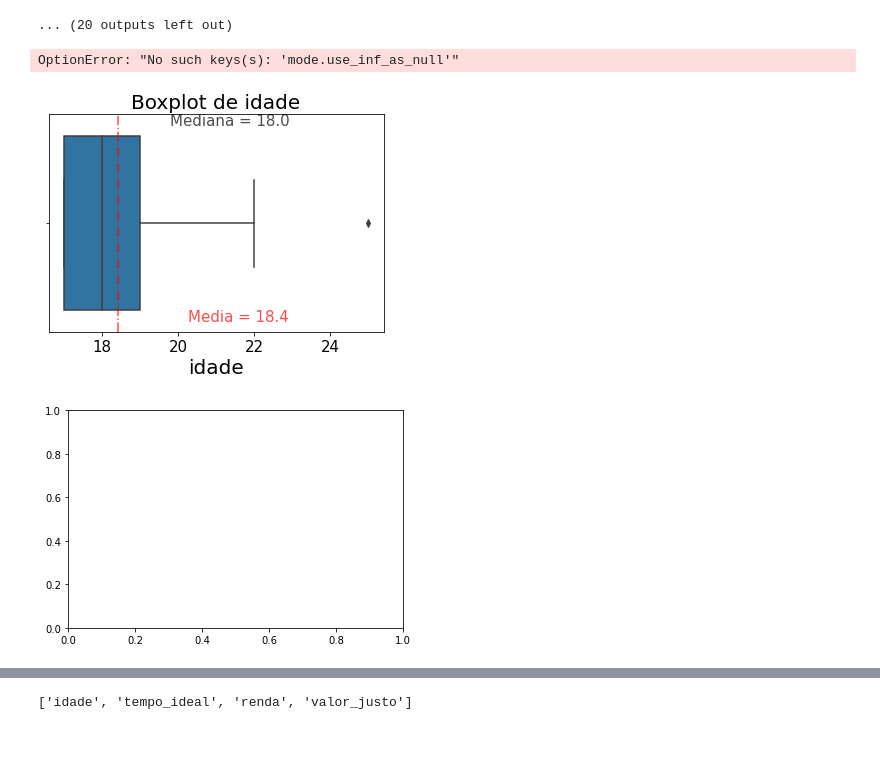
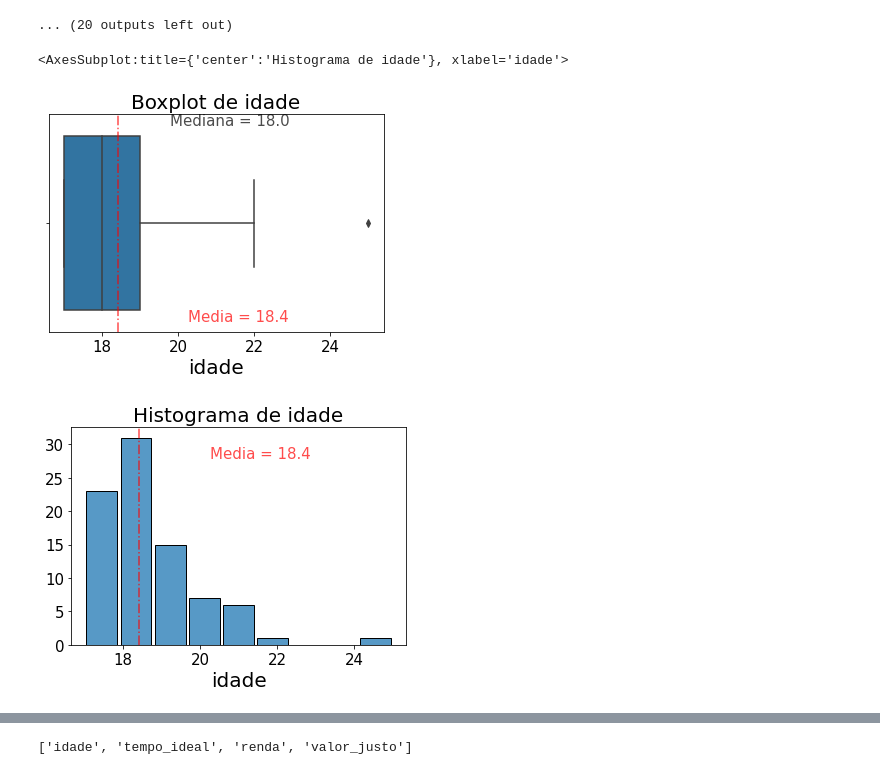
Before and after one commit to JoaoVitorBranco/T1-Estatisitca, a Jupyter notebook: T1_estatistica.ipynb, the cells around one changed output, grey strips where cells are left out. Cells and saved outputs as stored; diff of their text form; code cells hidden in the pictures; blank space fills up the shorter version.

```diff
--- a/T1_estatistica.ipynb
+++ b/T1_estatistica.ipynb
@@ -464,13 +465,13 @@ for i in colunas_variaveis_qualitativas:
 # %%
 plt.figure(1)
 plotaBox(df,'idade','Boxplot de idade','idade', '')
 
 plt.figure(2)
-plotaHist(df,'idade','Histograma de idade','idade', '')
+plotaHist(data=df,x='idade',titulo='Histograma de idade',xlabel='idade', ylabel='')
 # %% [output]
-OptionError: "No such keys(s): 'mode.use_inf_as_null'"
+<AxesSubplot:title={'center':'Histograma de idade'}, xlabel='idade'>
 [figure]
-[figure, old version]
+[figure, new version]
 # %%
 # analisando a renda
 fig = plt.figure(figsize=(18, 10))
```
Also changed, not shown: parts of 15 cells of this notebook.
